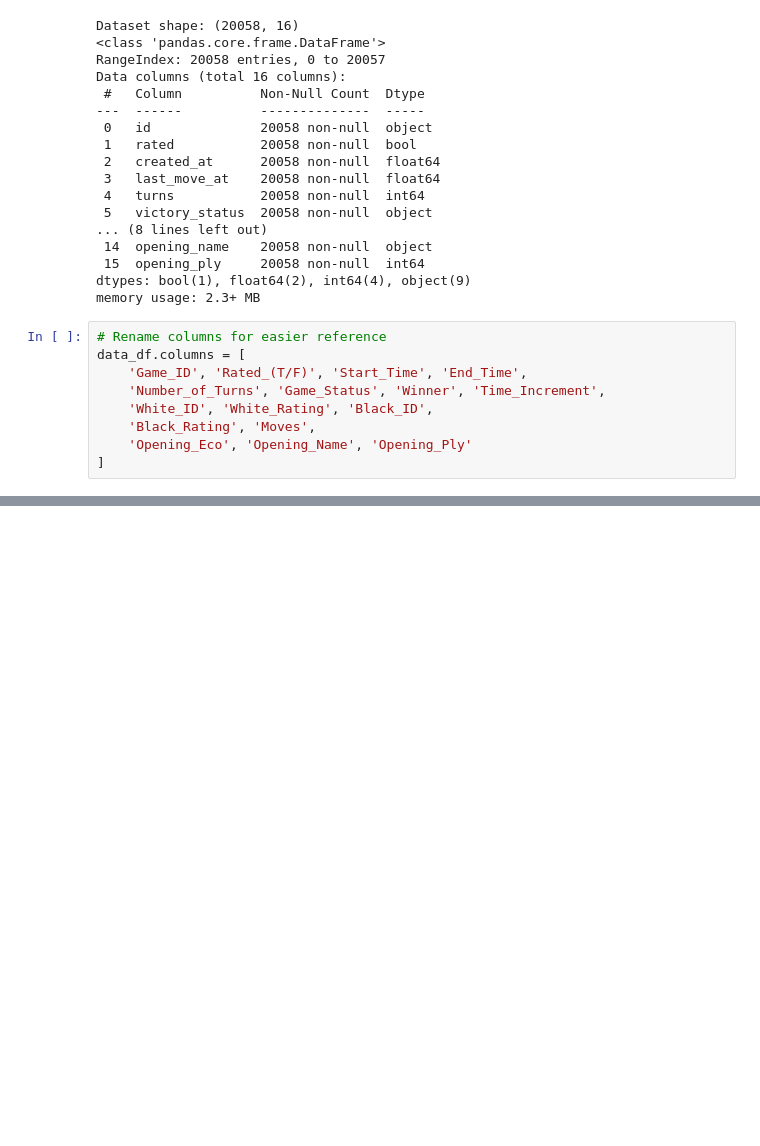
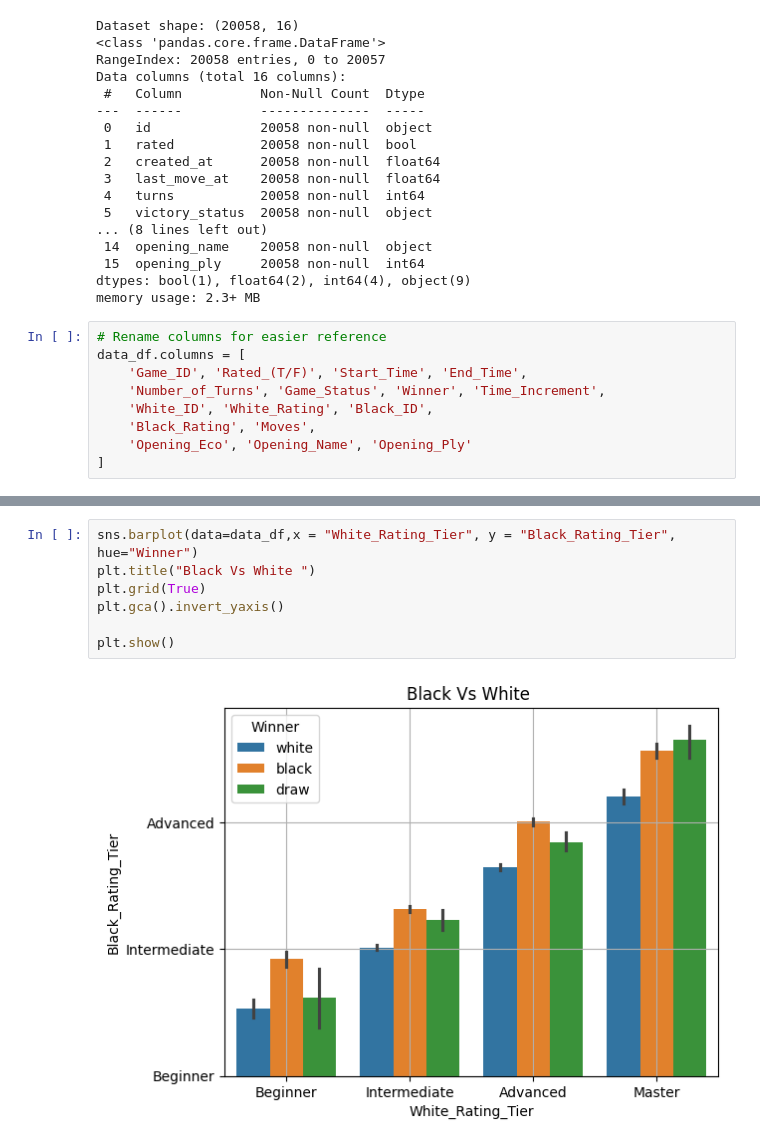
Before and after one commit to Dibij/Chess, a Jupyter notebook: Processing.ipynb, the cells around one changed output, grey strips where cells are left out. Saved outputs shown, nothing was run; the diff lists cells and outputs as text; blank space fills up the shorter version.

```diff
--- a/Processing.ipynb
+++ b/Processing.ipynb
@@ -168,0 +131,9 @@ data_df.to_csv('Clean_Chess_Data.csv', index=False)
+# %%
+sns.barplot(data=data_df,x = "White_Rating_Tier", y = "Black_Rating_Tier", hue="Winner")
+plt.title("Black Vs White ")
+plt.grid(True)
+plt.gca().invert_yaxis()
+
+plt.show()
+# %% [output]
+[figure, added]
```
Also changed, not shown: parts of 30 cells of this notebook.
